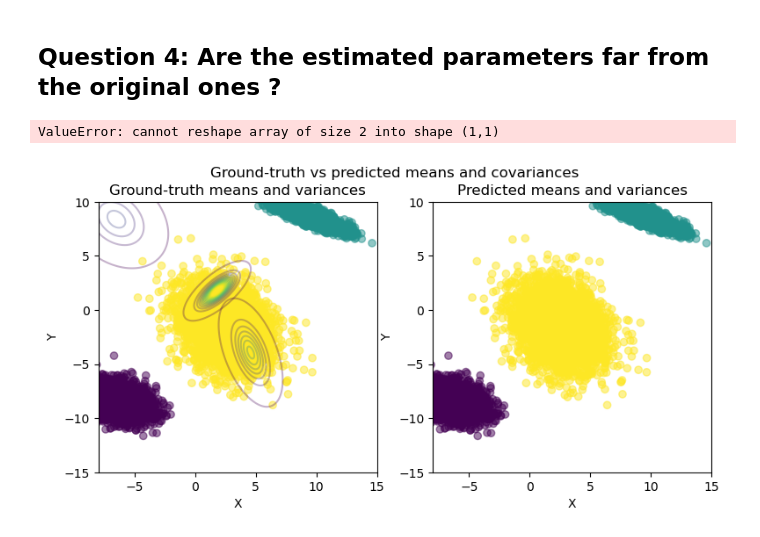
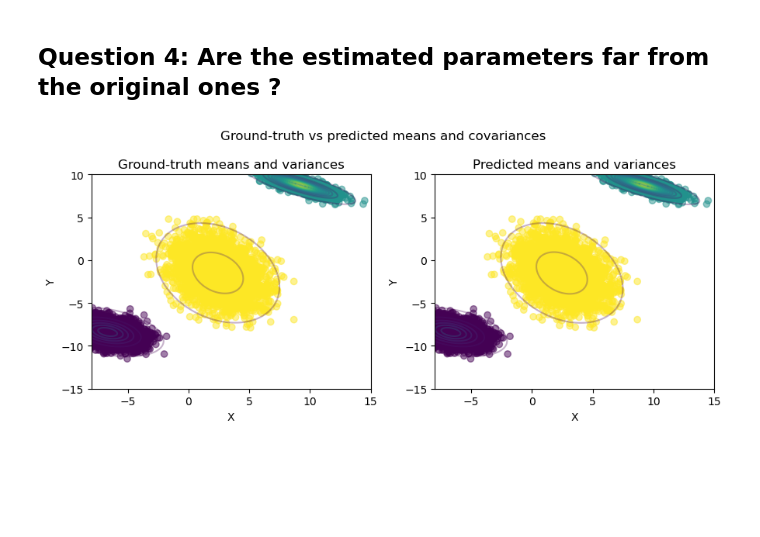
Before and after one commit to AugustinCablant/3A-class, a Jupyter notebook: Computational Statistics/TP2.ipynb, the cells around one changed output. Cells and saved outputs as stored; diff of their text form; code cells hidden in the pictures; blank space fills up the shorter version.

```diff
--- a/Computational Statistics/TP2.ipynb
+++ b/Computational Statistics/TP2.ipynb
@@ -234,9 +339,11 @@ def algorithme_EM(X, n_clusters, n_iter):
 # %%
-mu_pred, sigma_pred, alpha_pred, likelihoods_pred = algorithme_EM(X, n_clusters, n_iter = 100)
+G = EM_GMM(X, n_clusters = 3)
+G.fit(max_iter = 100, verbose=True)
+mu_pred, sigma_pred, alpha_pred, likelihoods_pred = G.best_mu, G.best_sigma, G.best_alpha, G.evolution_likelihood
 print("Predicted means:", mu_pred)
 print("Predicted standard deviations:", sigma_pred)
 plt.figure(figsize=(6,3))
-plt.plot(range(0,1000,10), likelihoods_pred[::10])
+plt.plot(range(len(likelihoods_pred)), likelihoods_pred)
 plt.title('Likelihood over the number of steps')
 plt.xlabel('Steps')
 plt.ylabel('Likelohood')
@@ -268,40 +391,33 @@ def plot_results(X, z, mu, sigma, ax, title, xlabel='X', ylabel='Y', levels=15,
         ax.set_ylim(bottom=ylim[0], top=ylim[1])
     for m, s in zip(mu, sigma):
         rv = stats.multivariate_normal(m, s)
         ax.contour(x, y, rv.pdf(pos), levels=levels, alpha=alpha_ellipse)
 
-n_samples = 10 ** 4
-n_clusters = 3
-n_dim = 2
-# Initialize the parameters of the Gaussian mixture (alpha (uniform distribution), mu, sigma)
-true_alpha, true_mu, true_sigma = np.array(n_clusters * [1 / n_clusters]), np.random.uniform(-10, 10, size = (n_clusters, n_dim)), generate_invertible_matrices(n_clusters, n_dim)
-X, z = sample_gaussian_mixture(alpha, mu, sigma, n_samples)
 
 fig, (ax1, ax2) = plt.subplots(1, 2, figsize=(9,4))
 fig.suptitle(f'Ground-truth vs predicted means and covariances')
 plot_results(
             X,
             z,
-            true_mu,
-            true_sigma,
+            mu,
+            sigma,
             ax1,
             'Ground-truth means and variances',
             xlim=(-8,15),
             ylim=(-15,10)
 )
 
 plot_results(
             X,
             z,
             mu_pred,
             sigma_pred,
             ax2,
             'Predicted means and variances',
             xlim=(-8,15),
             ylim=(-15,10)
 )
 plt.tight_layout()
 plt.show()
 # %% [output]
-ValueError: cannot reshape array of size 2 into shape (1,1)
-[figure, old version]
+[figure, new version]
```
Also changed, not shown: parts of 8 cells of this notebook.
